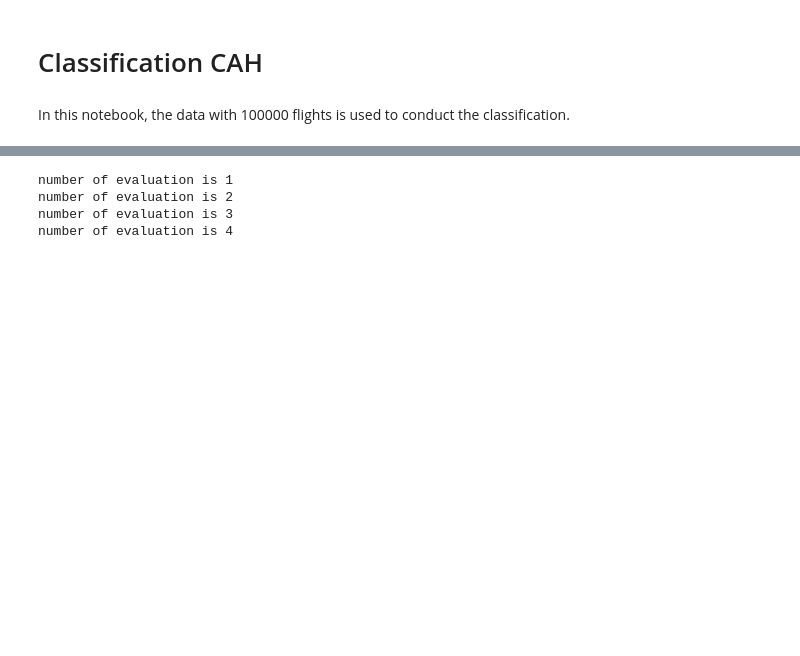
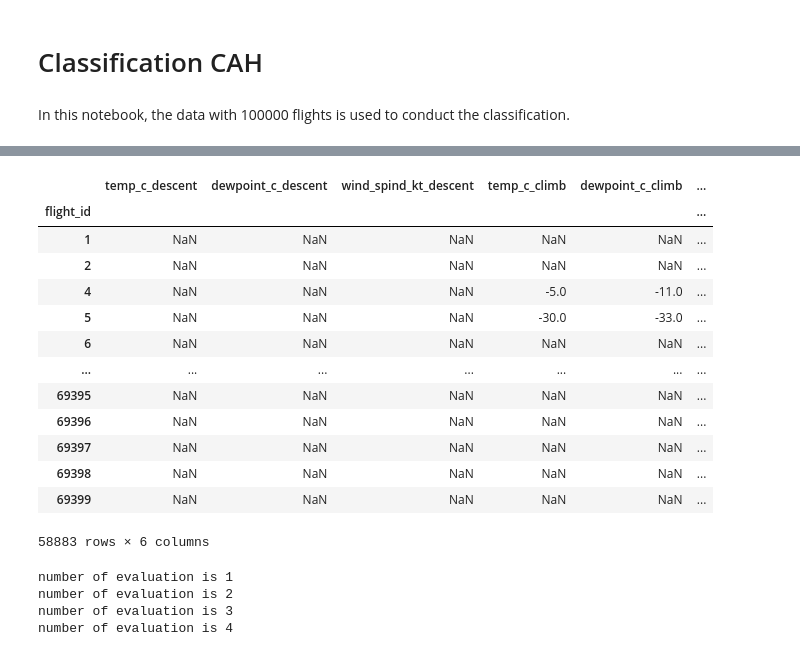
Before and after one commit to JZYoshi/AFDA, a Jupyter notebook: classification/Classification.ipynb, the cells around one changed output, grey strips where cells are left out. Saved outputs shown, nothing was run; the diff lists cells and outputs as text; code cells hidden in the pictures; blank space fills up the shorter version.

```diff
--- a/classification/Classification.ipynb
+++ b/classification/Classification.ipynb
@@ -19,3 +19,15 @@ from sklearn.preprocessing import RobustScaler
 from sklearn.preprocessing import MaxAbsScaler
 
 from sklearn.ensemble import GradientBoostingClassifier
+# %%
+%run classification.py
+%run ../flight\ phase\ on\ dataset/db.py
+
+threshold_nb_flights = 100
+# database_name1 = 'descriptors_0.db'
+database_name = 'descriptors_1.db'
+
+# columns_dropped = []
+columns_dropped = ['icao', 'icao_airline', 'duration_cruise', 'airport_climb', 'airport_descent']
+
+df = pretreatment(database_name, columns_dropped, threshold_nb_flights=100, drop_min_max=True)
@@ -22 +47,20 @@ from sklearn.ensemble import GradientBoostingClassifier
+# %%
+meteo_columns = ["temp_c_descent", "dewpoint_c_descent", "wind_spind_kt_descent", "temp_c_climb", "dewpoint_c_climb", "wind_spind_kt_climb"]
+df1 = df[meteo_columns]
+df
+# %% [output]
+|  | temp_c_descent | dewpoint_c_descent | wind_spind_kt_descent | temp_c_climb | dewpoint_c_climb | ... |
+| flight_id |  |  |  |  |  | ... |
+| 1 | NaN | NaN | NaN | NaN | NaN | ... |
+| 2 | NaN | NaN | NaN | NaN | NaN | ... |
+| 4 | NaN | NaN | NaN | -5.0 | -11.0 | ... |
+| 5 | NaN | NaN | NaN | -30.0 | -33.0 | ... |
+| 6 | NaN | NaN | NaN | NaN | NaN | ... |
+| ... | ... | ... | ... | ... | ... | ... |
+| 69395 | NaN | NaN | NaN | NaN | NaN | ... |
+| 69396 | NaN | NaN | NaN | NaN | NaN | ... |
+| 69397 | NaN | NaN | NaN | NaN | NaN | ... |
+| 69398 | NaN | NaN | NaN | NaN | NaN | ... |
+| 69399 | NaN | NaN | NaN | NaN | NaN | ... |
+58883 rows × 6 columns
 # %%
```
Also changed, not shown: parts of 2 cells of this notebook, 2 other files.
